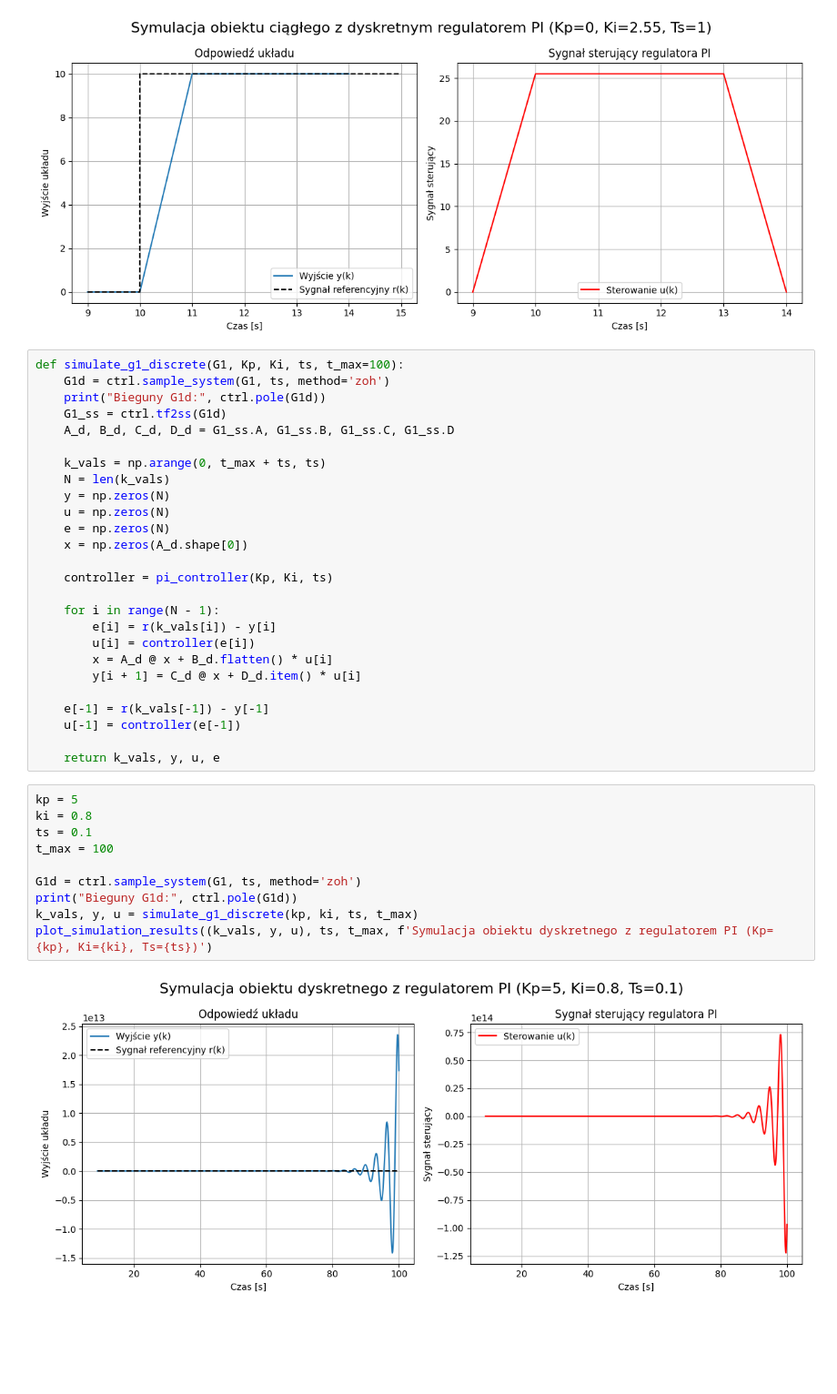
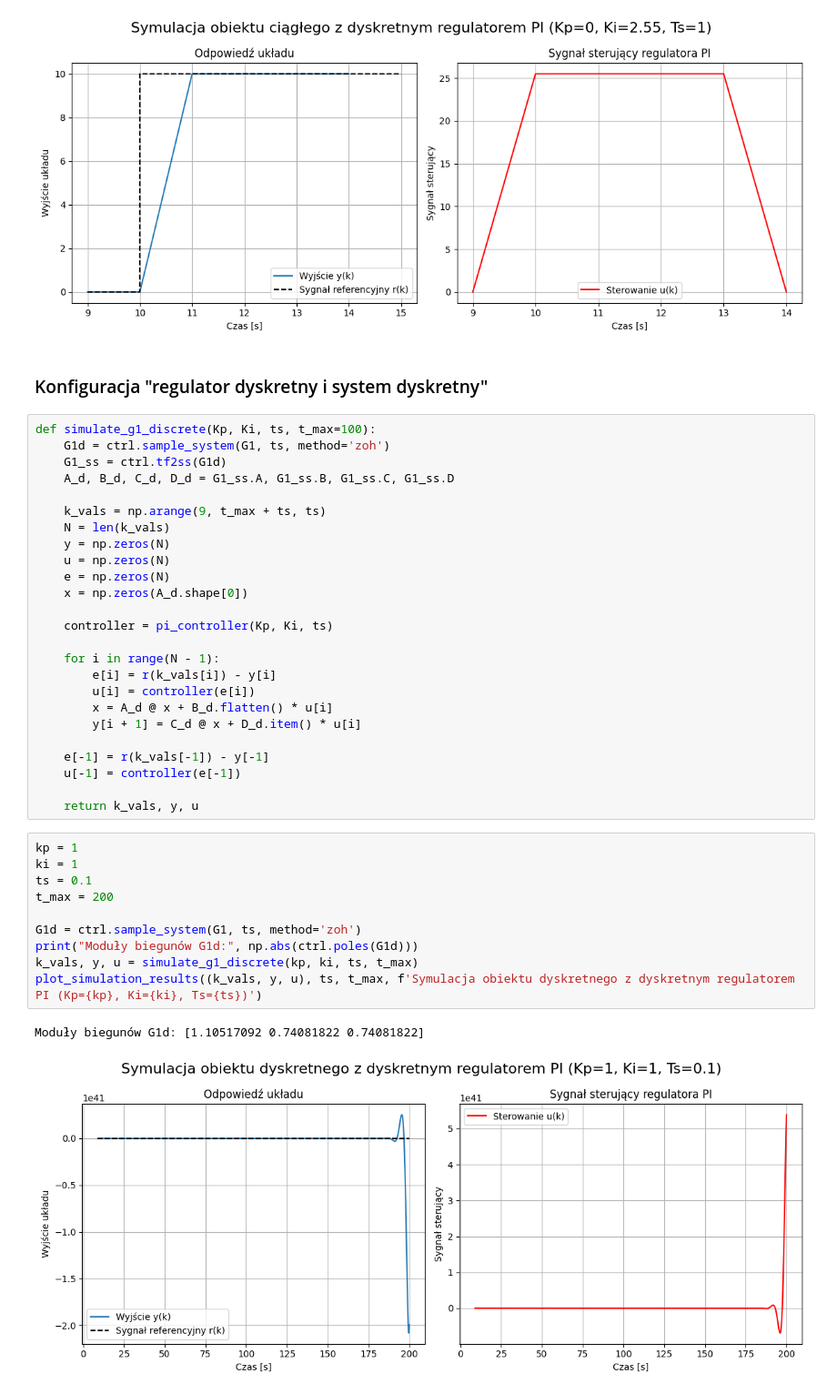
Before and after one commit to iwonieevo/TR-Projekt, a Jupyter notebook: Projekt 3&4/proj_3&4.ipynb, the cells around one changed output. Shown at 91% size. Saved outputs shown, nothing was run; the diff lists cells and outputs as text; blank space fills up the shorter version.

```diff
--- a/Projekt 3&4/proj_3&4.ipynb
+++ b/Projekt 3&4/proj_3&4.ipynb
@@ -380,14 +381,15 @@ sim_out = simulate_g1_continous(kp, ki, ts, t_max)
 plot_simulation_results(sim_out, ts, t_max, f'Symulacja obiektu ciągłego z dyskretnym regulatorem PI (Kp={kp}, Ki={ki}, Ts={ts})')
 # %% [output]
 [figure]
+# %% [markdown]
+### Konfiguracja "regulator dyskretny i system dyskretny"
 # %%
-def simulate_g1_discrete(G1, Kp, Ki, ts, t_max=100):
+def simulate_g1_discrete(Kp, Ki, ts, t_max=100):
     G1d = ctrl.sample_system(G1, ts, method='zoh')
-    print("Bieguny G1d:", ctrl.pole(G1d))
     G1_ss = ctrl.tf2ss(G1d)
     A_d, B_d, C_d, D_d = G1_ss.A, G1_ss.B, G1_ss.C, G1_ss.D
 
-    k_vals = np.arange(0, t_max + ts, ts)
+    k_vals = np.arange(9, t_max + ts, ts)
     N = len(k_vals)
     y = np.zeros(N)
     u = np.zeros(N)
@@ -405,16 +407,17 @@ def simulate_g1_discrete(G1, Kp, Ki, ts, t_max=100):
     e[-1] = r(k_vals[-1]) - y[-1]
     u[-1] = controller(e[-1])
 
-    return k_vals, y, u, e
+    return k_vals, y, u
 # %%
-kp = 5
-ki = 0.8
+kp = 1
+ki = 1
 ts = 0.1
-t_max = 100
+t_max = 200
 
 G1d = ctrl.sample_system(G1, ts, method='zoh')
-print("Bieguny G1d:", ctrl.pole(G1d))
+print("Moduły biegunów G1d:", np.abs(ctrl.poles(G1d)))
 k_vals, y, u = simulate_g1_discrete(kp, ki, ts, t_max)
-plot_simulation_results((k_vals, y, u), ts, t_max, f'Symulacja obiektu dyskretnego z regulatorem PI (Kp={kp}, Ki={ki}, Ts={ts})')
+plot_simulation_results((k_vals, y, u), ts, t_max, f'Symulacja obiektu dyskretnego z dyskretnym regulatorem PI (Kp={kp}, Ki={ki}, Ts={ts})')
 # %% [output]
+Moduły biegunów G1d: [1.10517092 0.74081822 0.74081822]
-[figure, old version]
+[figure, new version]
```
Also changed, not shown: parts of 8 cells of this notebook.
